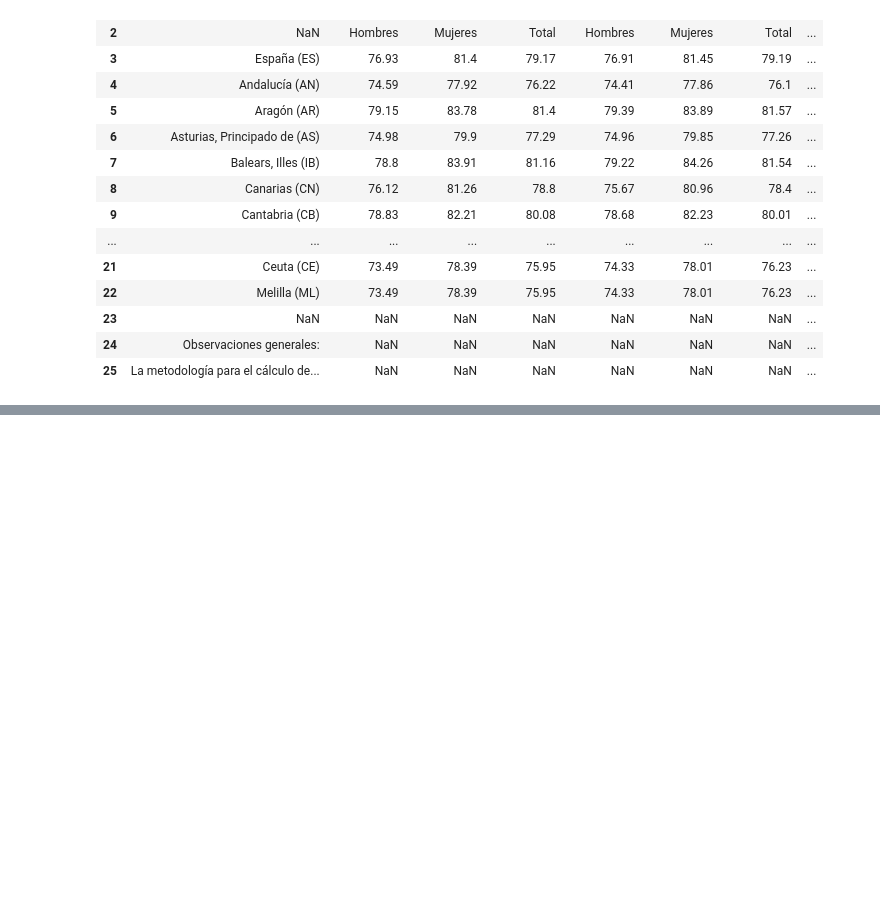
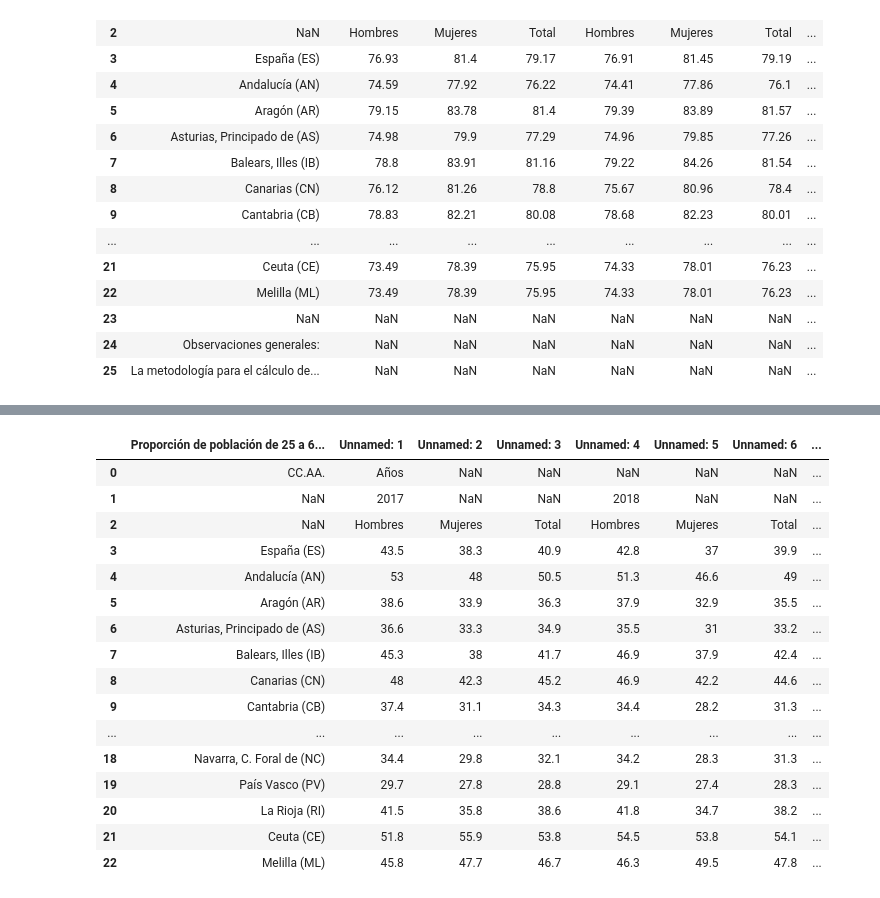
Before and after one commit to ClaraGallardo/Final-Proyect, a Jupyter notebook: notebook/Limpieza.ipynb, the cells around one changed output, grey strips where cells are left out. Saved outputs shown, nothing was run; the diff lists cells and outputs as text; code cells hidden in the pictures; blank space fills up the shorter version.

```diff
--- a/notebook/Limpieza.ipynb
+++ b/notebook/Limpieza.ipynb
@@ -80,0 +128,22 @@ Fecha
+# %%
+tasa = pd.read_excel('..\data\Proporcion_de_poblacion_de_25_a_64_anos_con_nivel_de_estudios_de_1_Etapa_de_educacion_secundaria_o_inferior.xls')
+# %%
+tasa
+# %% [output]
+|  | Proporción de población de 25 a 6... | Unnamed: 1 | Unnamed: 2 | Unnamed: 3 | Unnamed: 4 | Unnamed: 5 | Unnamed: 6 | ... |
+| 0 | CC.AA. | Años | NaN | NaN | NaN | NaN | NaN | ... |
+| 1 | NaN | 2017 | NaN | NaN | 2018 | NaN | NaN | ... |
+| 2 | NaN | Hombres | Mujeres | Total | Hombres | Mujeres | Total | ... |
+| 3 | España (ES) | 43.5 | 38.3 | 40.9 | 42.8 | 37 | 39.9 | ... |
+| 4 | Andalucía (AN) | 53 | 48 | 50.5 | 51.3 | 46.6 | 49 | ... |
+| 5 | Aragón (AR) | 38.6 | 33.9 | 36.3 | 37.9 | 32.9 | 35.5 | ... |
+| 6 | Asturias, Principado de (AS) | 36.6 | 33.3 | 34.9 | 35.5 | 31 | 33.2 | ... |
+| 7 | Balears, Illes (IB) | 45.3 | 38 | 41.7 | 46.9 | 37.9 | 42.4 | ... |
+| 8 | Canarias (CN) | 48 | 42.3 | 45.2 | 46.9 | 42.2 | 44.6 | ... |
+| 9 | Cantabria (CB) | 37.4 | 31.1 | 34.3 | 34.4 | 28.2 | 31.3 | ... |
+| ... | ... | ... | ... | ... | ... | ... | ... | ... |
+| 18 | Navarra, C. Foral de (NC) | 34.4 | 29.8 | 32.1 | 34.2 | 28.3 | 31.3 | ... |
+| 19 | País Vasco (PV) | 29.7 | 27.8 | 28.8 | 29.1 | 27.4 | 28.3 | ... |
+| 20 | La Rioja (RI) | 41.5 | 35.8 | 38.6 | 41.8 | 34.7 | 38.2 | ... |
+| 21 | Ceuta (CE) | 51.8 | 55.9 | 53.8 | 54.5 | 53.8 | 54.1 | ... |
+| 22 | Melilla (ML) | 45.8 | 47.7 | 46.7 | 46.3 | 49.5 | 47.8 | ... |
```
Also changed, not shown: parts of 6 cells of this notebook, 1 other file.
